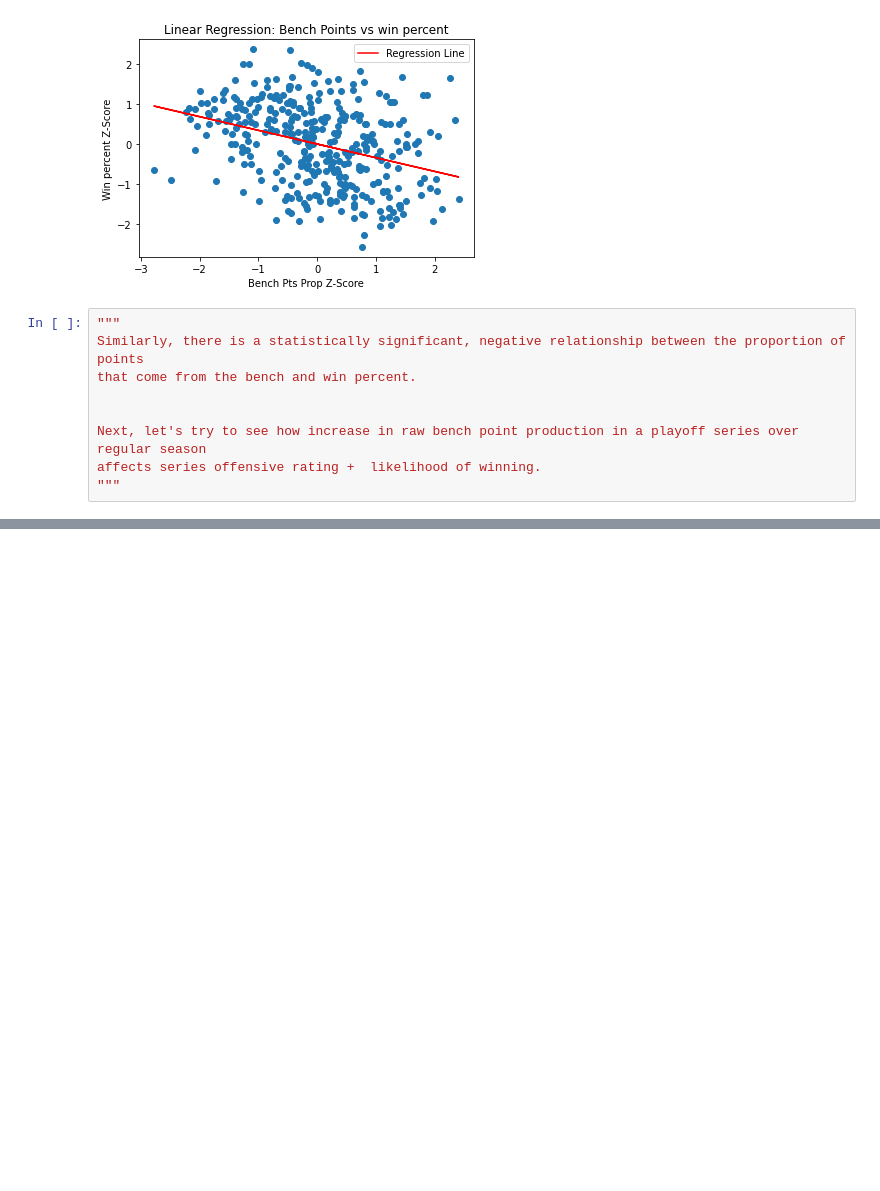
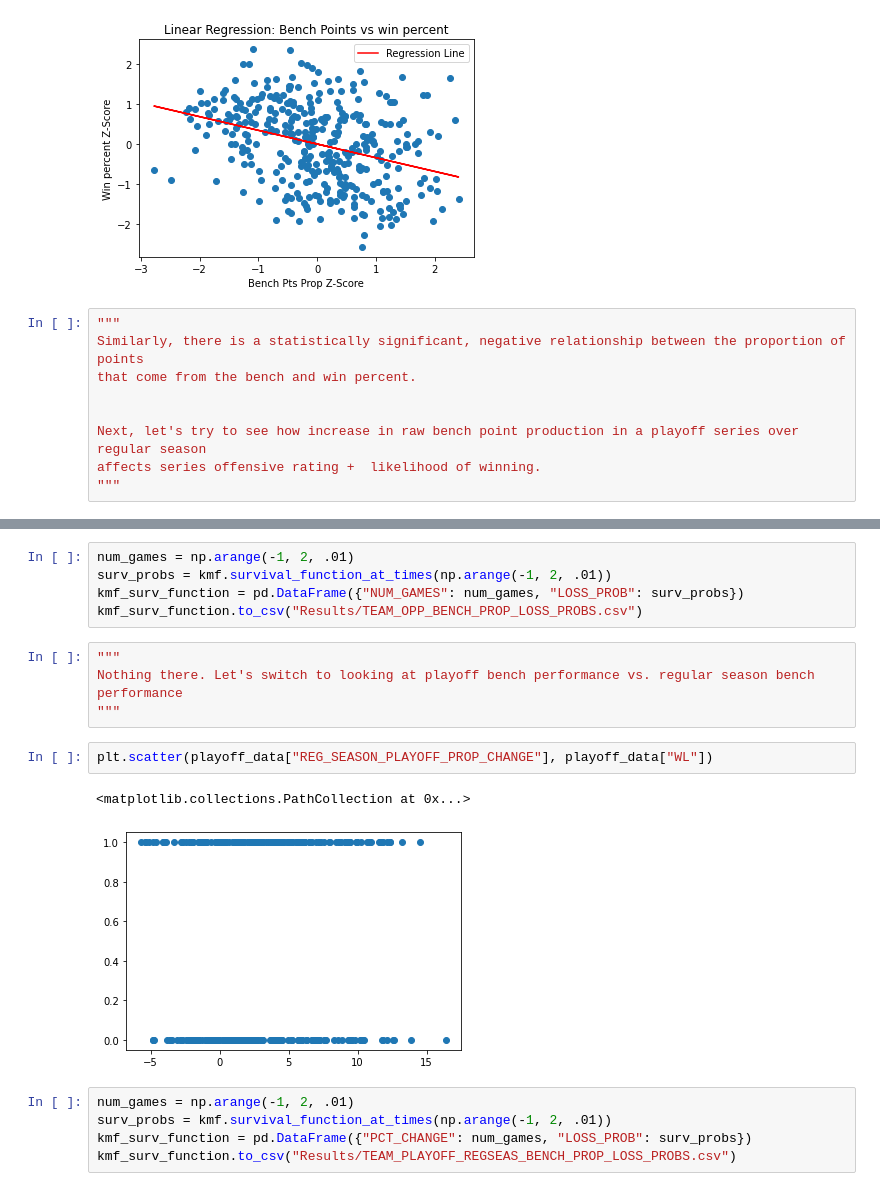
Before and after one commit to nehal-chigurupati/BenchScoring, a Jupyter notebook: regressions.ipynb, the cells around one changed output, grey strips where cells are left out. Cells and saved outputs as stored; diff of their text form; blank space fills up the shorter version.

```diff
--- a/regressions.ipynb
+++ b/regressions.ipynb
@@ -367,0 +419,19 @@ affects series offensive rating +  likelihood of winning.
+# %%
+num_games = np.arange(-1, 2, .01)
+surv_probs = kmf.survival_function_at_times(np.arange(-1, 2, .01))
+kmf_surv_function = pd.DataFrame({"NUM_GAMES": num_games, "LOSS_PROB": surv_probs})
+kmf_surv_function.to_csv("Results/TEAM_OPP_BENCH_PROP_LOSS_PROBS.csv")
+# %%
+"""
+Nothing there. Let's switch to looking at playoff bench performance vs. regular season bench performance
+"""
+# %%
+plt.scatter(playoff_data["REG_SEASON_PLAYOFF_PROP_CHANGE"], playoff_data["WL"])
+# %% [output]
+<matplotlib.collections.PathCollection at 0x...>
+[figure, added]
+# %%
+num_games = np.arange(-1, 2, .01)
+surv_probs = kmf.survival_function_at_times(np.arange(-1, 2, .01))
+kmf_surv_function = pd.DataFrame({"PCT_CHANGE": num_games, "LOSS_PROB": surv_probs})
+kmf_surv_function.to_csv("Results/TEAM_PLAYOFF_REGSEAS_BENCH_PROP_LOSS_PROBS.csv")
```
Also changed, not shown: parts of 8 cells of this notebook, 6 other files.
